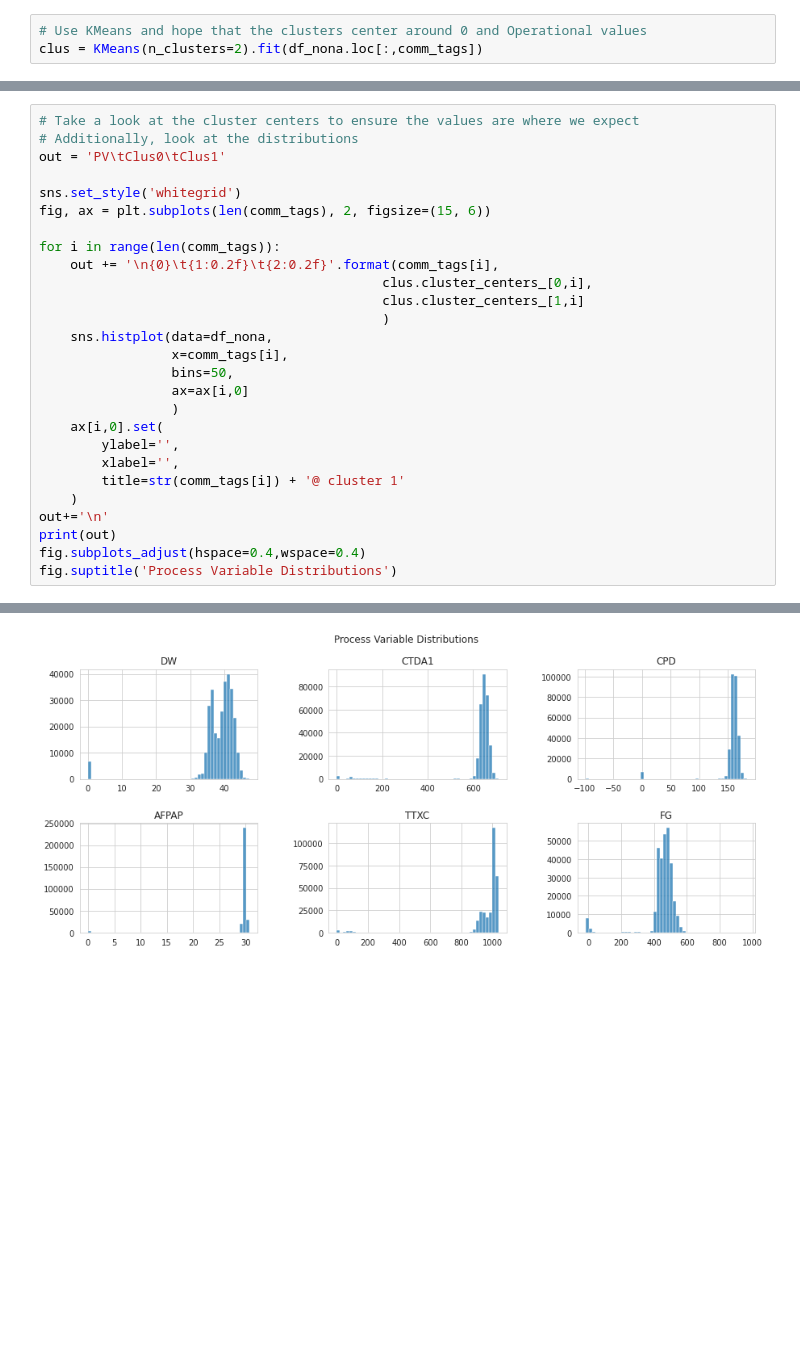
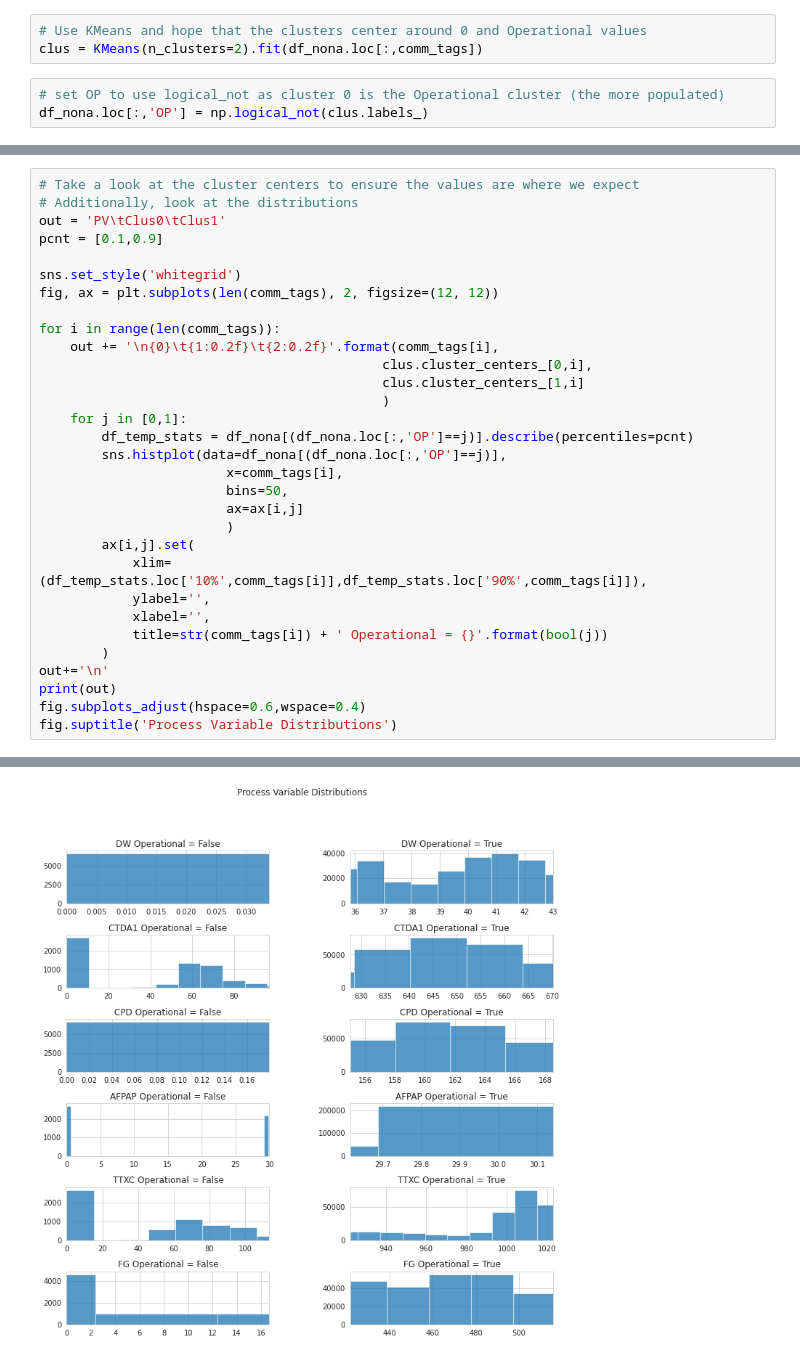
Before and after one commit to nollijish/PSR, a Jupyter notebook: Cogen_CF.ipynb, the cells around one changed output, grey strips where cells are left out. Cells and saved outputs as stored; diff of their text form; blank space fills up the shorter version.

```diff
--- a/Cogen_CF.ipynb
+++ b/Cogen_CF.ipynb
@@ -188,3 +189,6 @@ memory usage: 16.9+ MB
 # %%
 # Use KMeans and hope that the clusters center around 0 and Operational values
 clus = KMeans(n_clusters=2).fit(df_nona.loc[:,comm_tags])
+# %%
+# set OP to use logical_not as cluster 0 is the Operational cluster (the more populated)
+df_nona.loc[:,'OP'] = np.logical_not(clus.labels_)
@@ -192,27 +204,31 @@ clus = KMeans(n_clusters=2).fit(df_nona.loc[:,comm_tags])
 # Take a look at the cluster centers to ensure the values are where we expect
 # Additionally, look at the distributions
 out = 'PV\tClus0\tClus1'
+pcnt = [0.1,0.9]
 
 sns.set_style('whitegrid')
-fig, ax = plt.subplots(len(comm_tags), 2, figsize=(15, 6))
+fig, ax = plt.subplots(len(comm_tags), 2, figsize=(12, 12))
 
 for i in range(len(comm_tags)):
     out += '\n{0}\t{1:0.2f}\t{2:0.2f}'.format(comm_tags[i],
                                             clus.cluster_centers_[0,i],
                                             clus.cluster_centers_[1,i]
                                             )
-    sns.histplot(data=df_nona,
-                 x=comm_tags[i],
-                 bins=50,
-                 ax=ax[i,0]
-                 )
-    ax[i,0].set(
-        ylabel='',
-        xlabel='',
-        title=str(comm_tags[i]) + '@ cluster 1'
-    )
+    for j in [0,1]:
+        df_temp_stats = df_nona[(df_nona.loc[:,'OP']==j)].describe(percentiles=pcnt)
+        sns.histplot(data=df_nona[(df_nona.loc[:,'OP']==j)],
+                        x=comm_tags[i],
+                        bins=50,
+                        ax=ax[i,j]
+                        )
+        ax[i,j].set(
+            xlim=(df_temp_stats.loc['10%',comm_tags[i]],df_temp_stats.loc['90%',comm_tags[i]]),
+            ylabel='',
+            xlabel='',
+            title=str(comm_tags[i]) + ' Operational = {}'.format(bool(j))
+        )
 out+='\n'
 print(out)
-fig.subplots_adjust(hspace=0.4,wspace=0.4)
+fig.subplots_adjust(hspace=0.6,wspace=0.4)
 fig.suptitle('Process Variable Distributions')
 # %% [output]
@@ -220,8 +236,8 @@ PV      Clus1   Clus2
 DW      39.52   0.30
 CTDA1   648.67  52.22
 CPD     161.63  -0.19
 AFPAP   29.89   17.90
 TTXC    987.84  59.94
 FG      463.22  4.51
 Text(0.5, 0.98, 'Process Variable Distributions')
-[figure, old version]
+[figure, new version]
```
Also changed, not shown: parts of 11 cells of this notebook.
